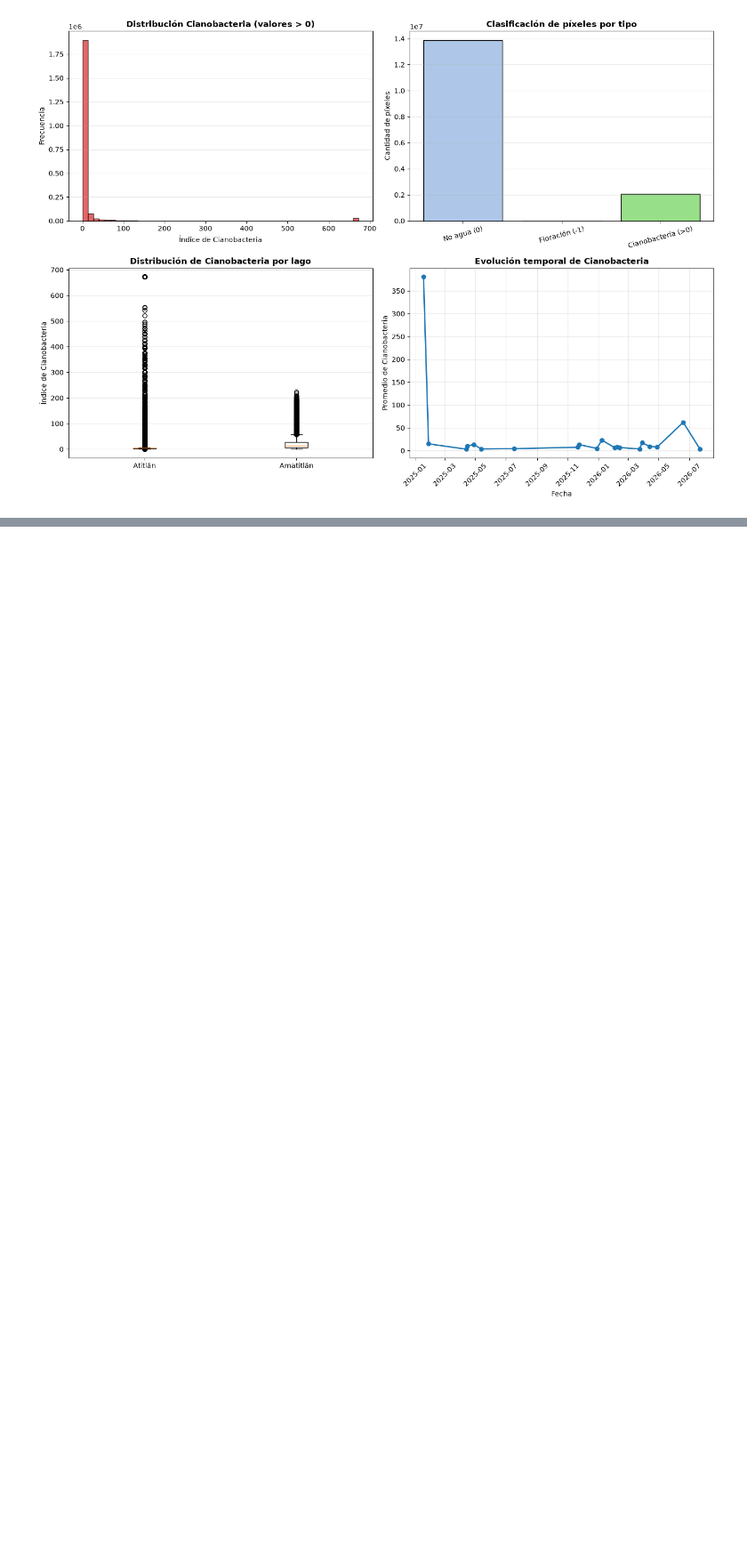
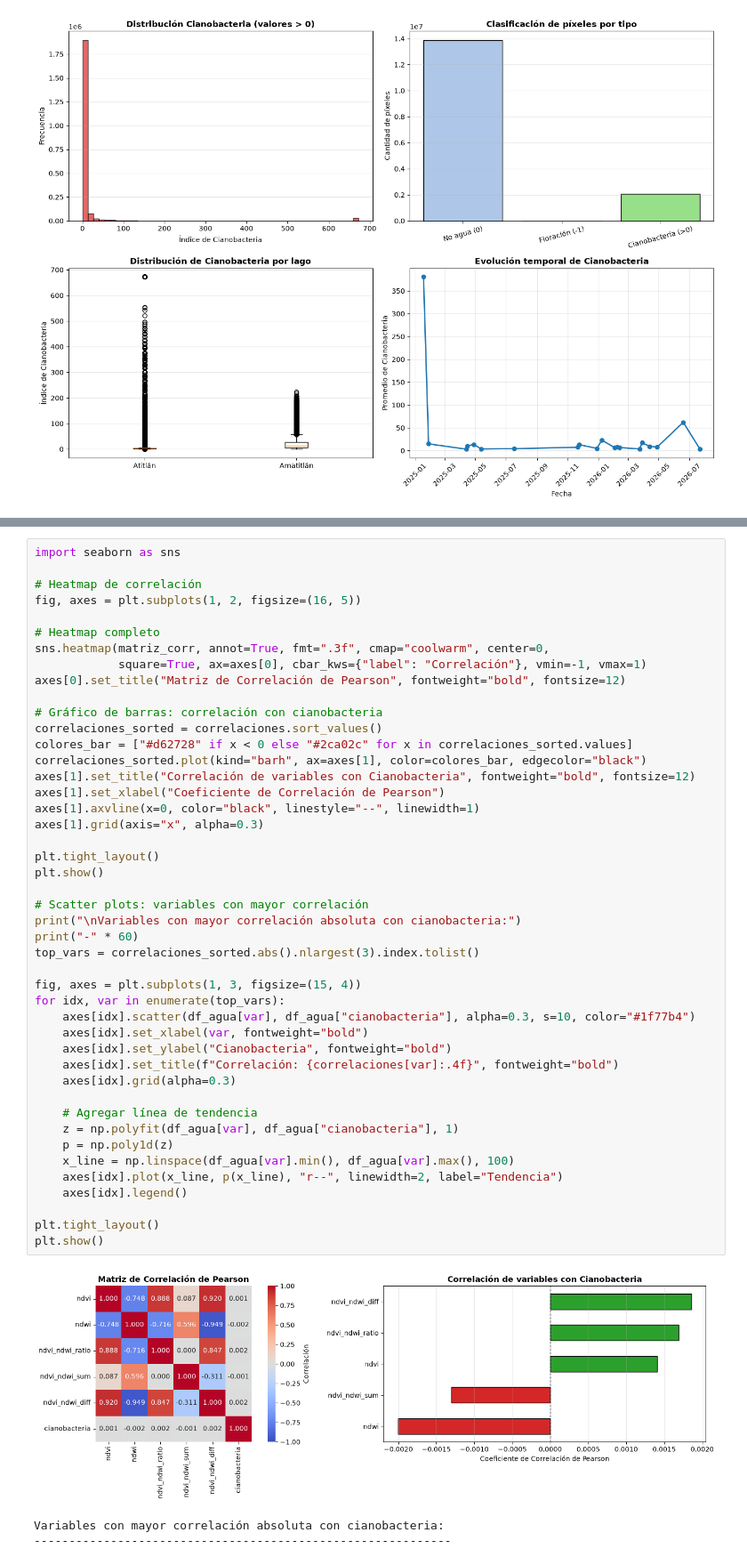
Before and after one commit to AleWWH1104/Lab4-ds, a Jupyter notebook: Lab4.ipynb, the cells around one changed output, grey strips where cells are left out. Shown at 89% size. Drawn from its saved outputs; the diff is of its cells as text; blank space fills up the shorter version.

```diff
--- a/Lab4.ipynb
+++ b/Lab4.ipynb
@@ -740,0 +784,49 @@ Por lago:
+# %%
+import seaborn as sns
+
+# Heatmap de correlación
+fig, axes = plt.subplots(1, 2, figsize=(16, 5))
+
+# Heatmap completo
+sns.heatmap(matriz_corr, annot=True, fmt=".3f", cmap="coolwarm", center=0,
+            square=True, ax=axes[0], cbar_kws={"label": "Correlación"}, vmin=-1, vmax=1)
+axes[0].set_title("Matriz de Correlación de Pearson", fontweight="bold", fontsize=12)
+
+# Gráfico de barras: correlación con cianobacteria
+correlaciones_sorted = correlaciones.sort_values()
+colores_bar = ["#d62728" if x < 0 else "#2ca02c" for x in correlaciones_sorted.values]
+correlaciones_sorted.plot(kind="barh", ax=axes[1], color=colores_bar, edgecolor="black")
+axes[1].set_title("Correlación de variables con Cianobacteria", fontweight="bold", fontsize=12)
+axes[1].set_xlabel("Coeficiente de Correlación de Pearson")
+axes[1].axvline(x=0, color="black", linestyle="--", linewidth=1)
+axes[1].grid(axis="x", alpha=0.3)
+
+plt.tight_layout()
+plt.show()
+
+# Scatter plots: variables con mayor correlación
+print("\nVariables con mayor correlación absoluta con cianobacteria:")
+print("-" * 60)
+top_vars = correlaciones_sorted.abs().nlargest(3).index.tolist()
+
+fig, axes = plt.subplots(1, 3, figsize=(15, 4))
+for idx, var in enumerate(top_vars):
+    axes[idx].scatter(df_agua[var], df_agua["cianobacteria"], alpha=0.3, s=10, color="#1f77b4")
+    axes[idx].set_xlabel(var, fontweight="bold")
+    axes[idx].set_ylabel("Cianobacteria", fontweight="bold")
+    axes[idx].set_title(f"Correlación: {correlaciones[var]:.4f}", fontweight="bold")
+    axes[idx].grid(alpha=0.3)
+
+    # Agregar línea de tendencia
+    z = np.polyfit(df_agua[var], df_agua["cianobacteria"], 1)
+    p = np.poly1d(z)
+    x_line = np.linspace(df_agua[var].min(), df_agua[var].max(), 100)
+    axes[idx].plot(x_line, p(x_line), "r--", linewidth=2, label="Tendencia")
+    axes[idx].legend()
+
+plt.tight_layout()
+plt.show()
+# %% [output]
+[figure, added]
+Variables con mayor correlación absoluta con cianobacteria:
+------------------------------------------------------------
```
Also changed, not shown: parts of 12 cells of this notebook.
